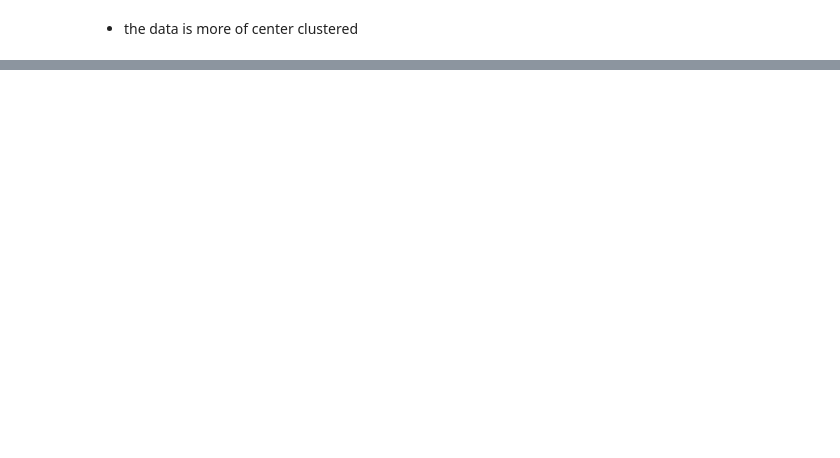
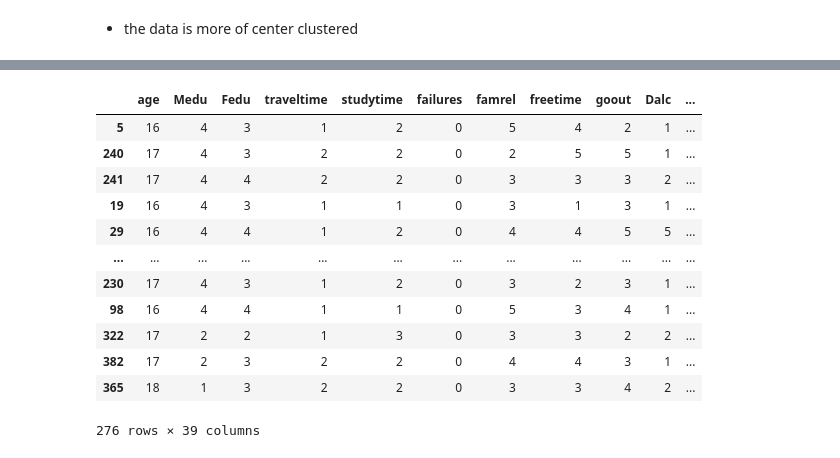
Before and after one commit to hhtnghia321/AdvM---SVM-assignment---Student-Math-Performance, a Jupyter notebook: SVM_Kernel_Method_Assignment.ipynb, the cells around one changed output, grey strips where cells are left out. Cells and saved outputs as stored; diff of their text form; code cells hidden in the pictures; blank space fills up the shorter version.

```diff
--- a/SVM_Kernel_Method_Assignment.ipynb
+++ b/SVM_Kernel_Method_Assignment.ipynb
@@ -170,0 +181,4 @@ array([[ 1.        , -0.16365842, -0.16343807,  0.07064072, -0.00414004,
+# %%
+Y = data["G1"]
+data.drop(["G1"],1, inplace=True)
+X_train, X_test,y_train, y_test = train_test_split(data, Y, test_size = 0.3, random_state= 123)
@@ -170,0 +190,19 @@ array([[ 1.        , -0.16365842, -0.16343807,  0.07064072, -0.00414004,
+# %%
+#One Hot Encoder
+X_train_OHE = pd.get_dummies(X_train,drop_first=True)
+#OrdinalEncoder: to encode ordinal variables (traveltime, studytime, failures, famrel, freetime, goout, Dalc, Walc, health)'
+X_train_OHE
+# %% [output]
+|  | age | Medu | Fedu | traveltime | studytime | failures | famrel | freetime | goout | Dalc | ... |
+| 5 | 16 | 4 | 3 | 1 | 2 | 0 | 5 | 4 | 2 | 1 | ... |
+| 240 | 17 | 4 | 3 | 2 | 2 | 0 | 2 | 5 | 5 | 1 | ... |
+| 241 | 17 | 4 | 4 | 2 | 2 | 0 | 3 | 3 | 3 | 2 | ... |
+| 19 | 16 | 4 | 3 | 1 | 1 | 0 | 3 | 1 | 3 | 1 | ... |
+| 29 | 16 | 4 | 4 | 1 | 2 | 0 | 4 | 4 | 5 | 5 | ... |
+| ... | ... | ... | ... | ... | ... | ... | ... | ... | ... | ... | ... |
+| 230 | 17 | 4 | 3 | 1 | 2 | 0 | 3 | 2 | 3 | 1 | ... |
+| 98 | 16 | 4 | 4 | 1 | 1 | 0 | 5 | 3 | 4 | 1 | ... |
+| 322 | 17 | 2 | 2 | 1 | 3 | 0 | 3 | 3 | 2 | 2 | ... |
+| 382 | 17 | 2 | 3 | 2 | 2 | 0 | 4 | 4 | 3 | 1 | ... |
+| 365 | 18 | 1 | 3 | 2 | 2 | 0 | 3 | 3 | 4 | 2 | ... |
+276 rows × 39 columns
```
Also changed, not shown: parts of 19 cells of this notebook.
